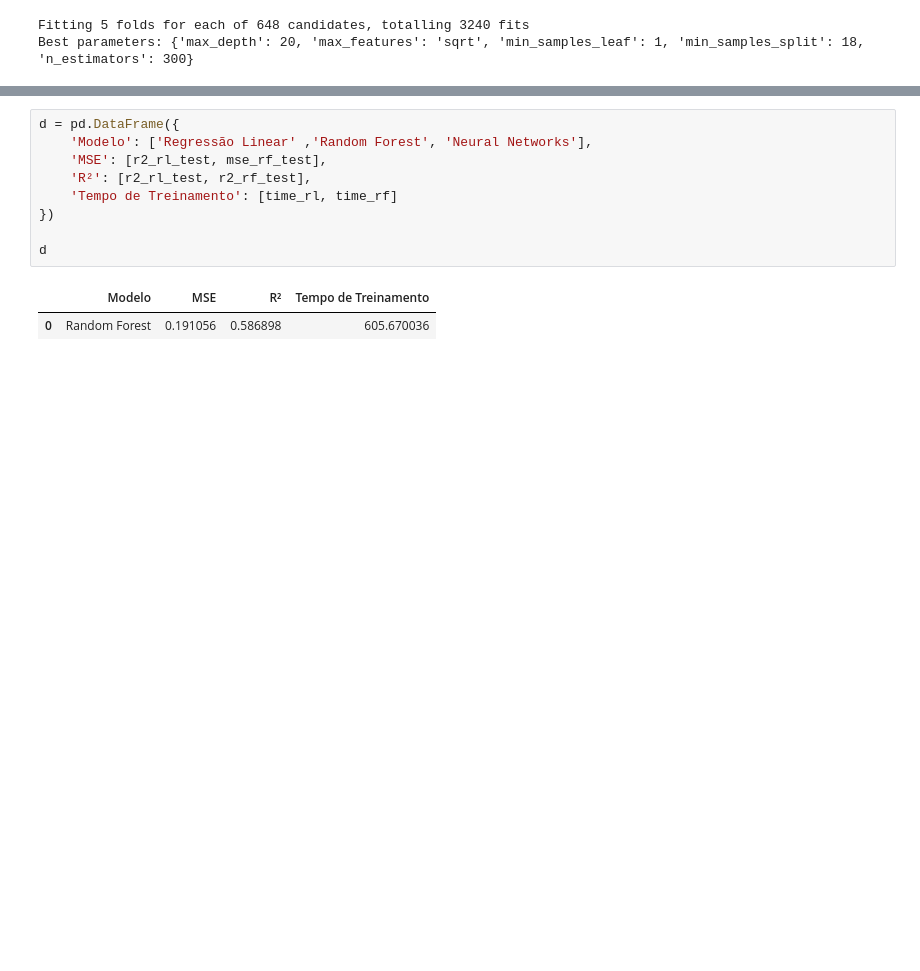
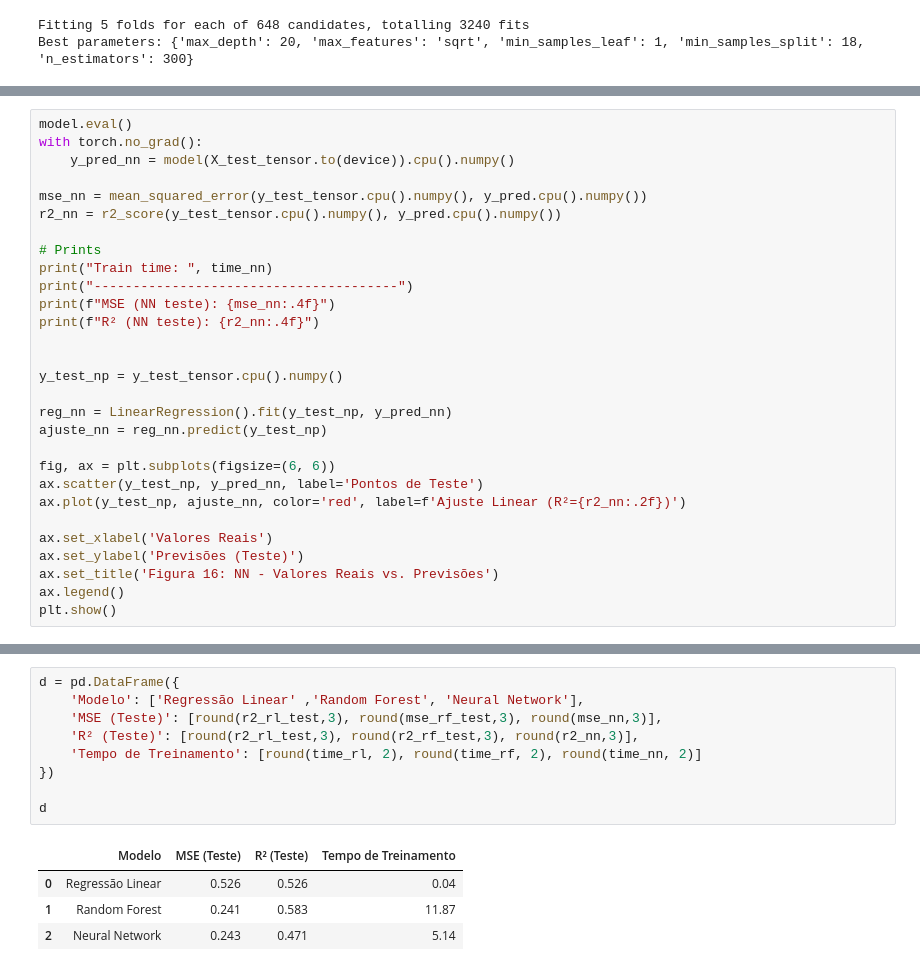
Before and after one commit to DaniloDC07/-Lighthouse-Desafio-Ci-ncia-de-Dados-2025, a Jupyter notebook: Desafio LIGHTHOUSE.ipynb, the cells around one changed output, grey strips where cells are left out. Saved outputs shown, nothing was run; the diff lists cells and outputs as text; blank space fills up the shorter version.

```diff
--- a/Desafio LIGHTHOUSE.ipynb
+++ b/Desafio LIGHTHOUSE.ipynb
@@ -956,0 +1105,29 @@ R² (RF teste): 0.5829
+# %%
+model.eval()
+with torch.no_grad():
+    y_pred_nn = model(X_test_tensor.to(device)).cpu().numpy()
+
+mse_nn = mean_squared_error(y_test_tensor.cpu().numpy(), y_pred.cpu().numpy())
+r2_nn = r2_score(y_test_tensor.cpu().numpy(), y_pred.cpu().numpy())
+
+# Prints
+print("Train time: ", time_nn)
+print("---------------------------------------")
+print(f"MSE (NN teste): {mse_nn:.4f}")
+print(f"R² (NN teste): {r2_nn:.4f}")
+
+
+y_test_np = y_test_tensor.cpu().numpy()
+
+reg_nn = LinearRegression().fit(y_test_np, y_pred_nn)
+ajuste_nn = reg_nn.predict(y_test_np)
+
+fig, ax = plt.subplots(figsize=(6, 6))
+ax.scatter(y_test_np, y_pred_nn, label='Pontos de Teste')
+ax.plot(y_test_np, ajuste_nn, color='red', label=f'Ajuste Linear (R²={r2_nn:.2f})')
+
+ax.set_xlabel('Valores Reais')
+ax.set_ylabel('Previsões (Teste)')
+ax.set_title('Figura 16: NN - Valores Reais vs. Previsões')
+ax.legend()
+plt.show()
@@ -957,12 +1144,14 @@ R² (RF teste): 0.5829
 # %%
 d = pd.DataFrame({
-    'Modelo': ['Regressão Linear' ,'Random Forest', 'Neural Networks'],
-    'MSE': [r2_rl_test, mse_rf_test],
-    'R²': [r2_rl_test, r2_rf_test],
-    'Tempo de Treinamento': [time_rl, time_rf]
+    'Modelo': ['Regressão Linear' ,'Random Forest', 'Neural Network'],
+    'MSE (Teste)': [round(r2_rl_test,3), round(mse_rf_test,3), round(mse_nn,3)],
+    'R² (Teste)': [round(r2_rl_test,3), round(r2_rf_test,3), round(r2_nn,3)],
+    'Tempo de Treinamento': [round(time_rl, 2), round(time_rf, 2), round(time_nn, 2)]
 })
 
 d
 # %% [output]
-|  | Modelo | MSE | R² | Tempo de Treinamento |
-| 0 | Random Forest | 0.191056 | 0.586898 | 605.670036 |
+|  | Modelo | MSE (Teste) | R² (Teste) | Tempo de Treinamento |
+| 0 | Regressão Linear | 0.526 | 0.526 | 0.04 |
+| 1 | Random Forest | 0.241 | 0.583 | 11.87 |
+| 2 | Neural Network | 0.243 | 0.471 | 5.14 |
```
Also changed, not shown: parts of 11 cells of this notebook, 1 other file.
